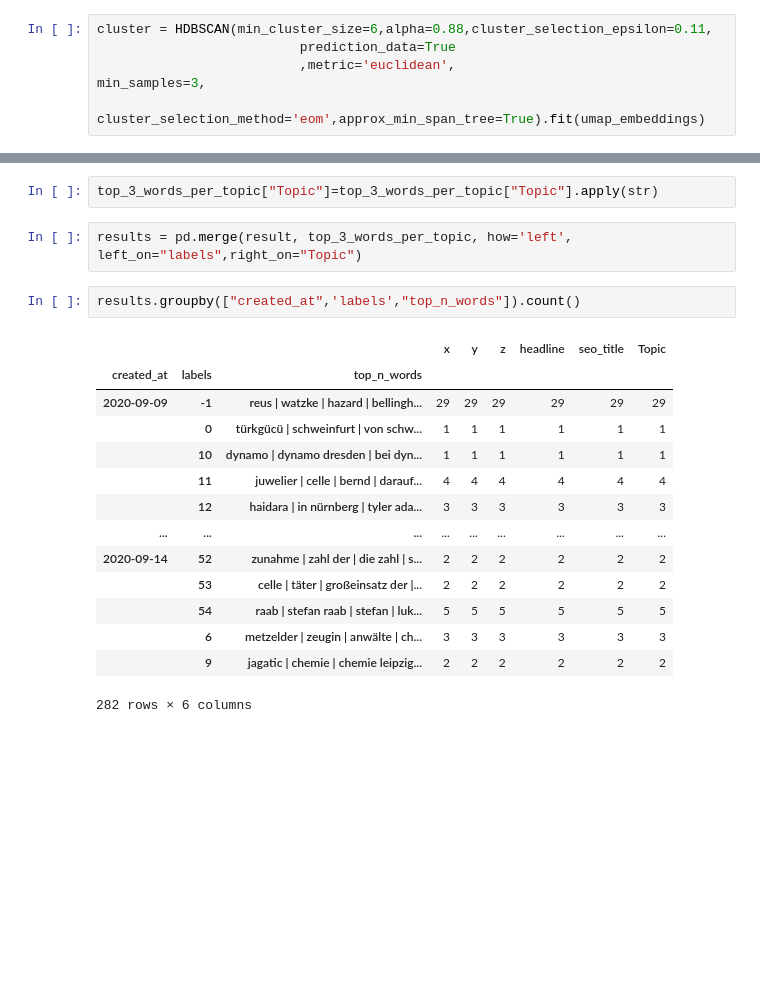
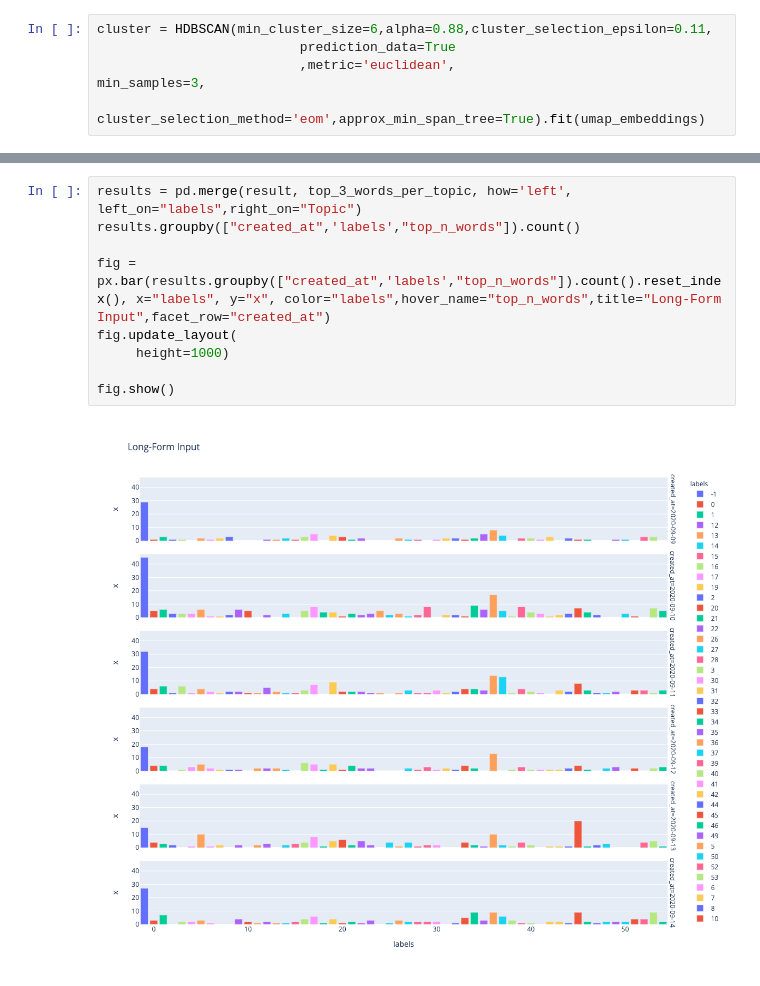
Before and after one commit to spring-media/ci-topic-thunder, a Jupyter notebook: BertTopicModeling_Initial.ipynb, the cells around one changed output, grey strips where cells are left out. Cells and saved outputs as stored; diff of their text form; blank space fills up the shorter version.

```diff
--- a/BertTopicModeling_Initial.ipynb
+++ b/BertTopicModeling_Initial.ipynb
@@ -198,24 +267,14 @@ topic_sizes = extract_topic_sizes(docs_df); topic_sizes.head(100)
-# %%
-top_3_words_per_topic["Topic"]=top_3_words_per_topic["Topic"].apply(str)
-# %%
-results = pd.merge(result, top_3_words_per_topic, how='left', left_on="labels",right_on="Topic")
-# %%
-results.groupby(["created_at",'labels',"top_n_words"]).count()
-# %% [output]
-|  |  |  | x | y | z | headline | seo_title | Topic |
-| created_at | labels | top_n_words |  |  |  |  |  |  |
-| 2020-09-09 | -1 | reus | watzke | hazard | bellingh... | 29 | 29 | 29 | 29 | 29 | 29 |
-|  | 0 | türkgücü | schweinfurt | von schw... | 1 | 1 | 1 | 1 | 1 | 1 |
-|  | 10 | dynamo | dynamo dresden | bei dyn... | 1 | 1 | 1 | 1 | 1 | 1 |
-|  | 11 | juwelier | celle | bernd | darauf... | 4 | 4 | 4 | 4 | 4 | 4 |
-|  | 12 | haidara | in nürnberg | tyler ada... | 3 | 3 | 3 | 3 | 3 | 3 |
-| ... | ... | ... | ... | ... | ... | ... | ... | ... |
-| 2020-09-14 | 52 | zunahme | zahl der | die zahl | s... | 2 | 2 | 2 | 2 | 2 | 2 |
-|  | 53 | celle | täter | großeinsatz der |... | 2 | 2 | 2 | 2 | 2 | 2 |
-|  | 54 | raab | stefan raab | stefan | luk... | 5 | 5 | 5 | 5 | 5 | 5 |
-|  | 6 | metzelder | zeugin | anwälte | ch... | 3 | 3 | 3 | 3 | 3 | 3 |
-|  | 9 | jagatic | chemie | chemie leipzig... | 2 | 2 | 2 | 2 | 2 | 2 |
-282 rows × 6 columns
+# %%
+results = pd.merge(result, top_3_words_per_topic, how='left', left_on="labels",right_on="Topic")
+results.groupby(["created_at",'labels',"top_n_words"]).count()
+
+fig = px.bar(results.groupby(["created_at",'labels',"top_n_words"]).count().reset_index(), x="labels", y="x", color="labels",hover_name="top_n_words",title="Long-Form Input",facet_row="created_at")
+fig.update_layout(
+     height=1000)
+
+fig.show()
+# %% [output]
+[figure, added]
 # %%
 fig = px.bar(results.groupby(["created_at",'labels',"top_n_words"]).count().reset_index(), x="labels", y="x", color="labels",hover_name="top_n_words",title="Long-Form Input",facet_row="created_at")
 fig.update_layout(
```
Also changed, not shown: parts of 25 cells of this notebook, 2 other files.
